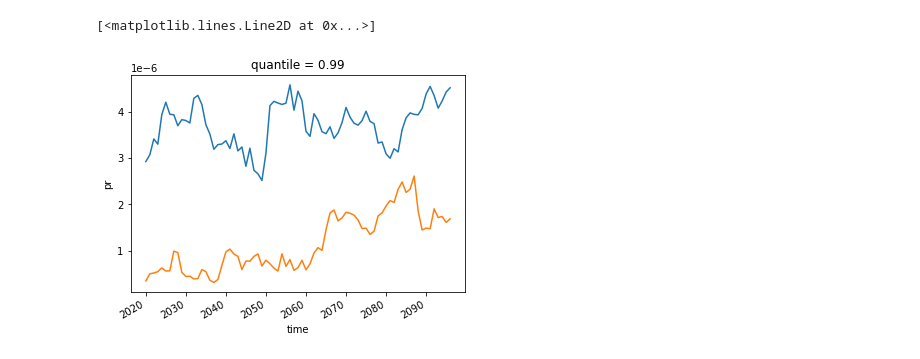
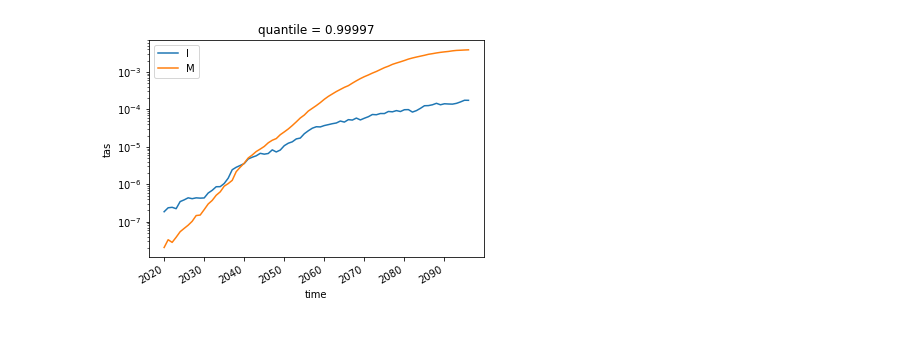
Before and after one commit to MackenzieBlanusa/InternalVariability, a Jupyter notebook: notebooks/Extremes_Stephan.ipynb, the cells around one changed output. Drawn from its saved outputs; the diff is of its cells as text; code cells hidden in the pictures.

```diff
--- a/notebooks/Extremes_Stephan.ipynb
+++ b/notebooks/Extremes_Stephan.ipynb
@@ -23,5 +23,3 @@ USeast.hist.pr[1, :, :] *= 997
-# %%
-USeast.future.pr[1, :, :] *= 997
 # %%
 USeast.hist.load()
 # %% [output]
@@ -99,3 +63,6 @@ Coordinates:
 # %%
-hist = USeast.hist.pr
-future = USeast.future.pr
+hist = USeast.hist.tas
+future = USeast.future.tas
+# %%
+hist = hist.rolling(time=5, center=True).mean()
+future = future.rolling(time=5, center=True).mean()
@@ -102,5 +74,5 @@ future = USeast.future.pr
 # %%
-q99 = hist.quantile(0.99, ('time', 'member'))
+q99 = hist.quantile(0.99997, ('time', 'member'))
 # %%
 q99
 # %% [output]
@@ -248,6 +180,7 @@ Coordinates:
 # %%
 I.plot(label='I')
 M.plot(label='M')
+plt.legend();
+plt.yscale('log')
 # %% [output]
-[<matplotlib.lines.Line2D at 0x...>]
-[figure, old version]
+[figure, new version]
```
Also changed, not shown: parts of 27 cells of this notebook, 2 other files.
